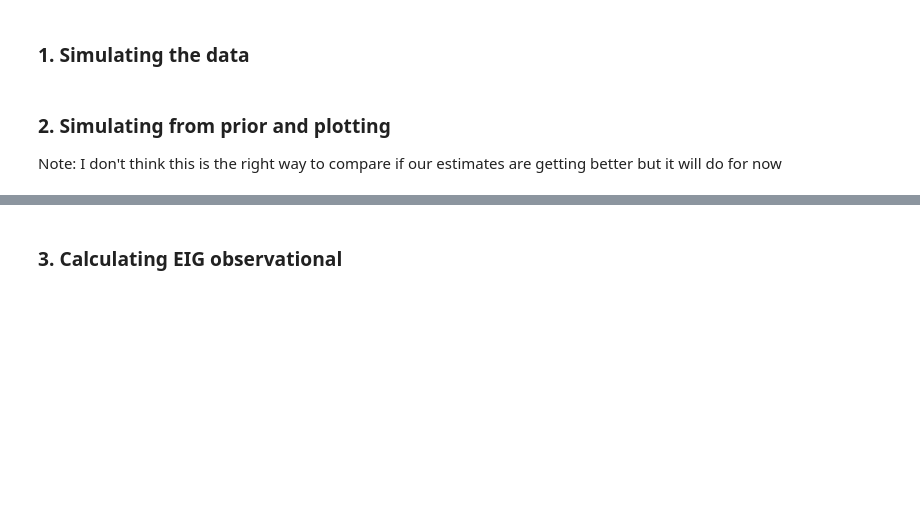
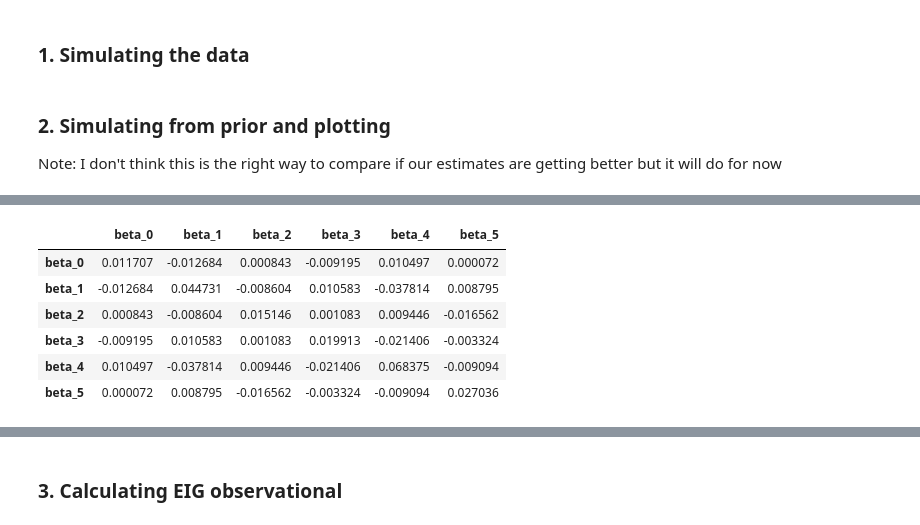
Before and after one commit to LucileTerminassian/causal_prospective_merge, a Jupyter notebook: playground_main.ipynb, the cells around one changed output, grey strips where cells are left out. Saved outputs shown, nothing was run; the diff lists cells and outputs as text; code cells hidden in the pictures; blank space fills up the shorter version.

```diff
--- a/playground_main.ipynb
+++ b/playground_main.ipynb
@@ -150,0 +151,10 @@ beta_post_host.describe()
+# %%
+beta_post_host.cov()
+# %% [output]
+|  | beta_0 | beta_1 | beta_2 | beta_3 | beta_4 | beta_5 |
+| beta_0 | 0.011707 | -0.012684 | 0.000843 | -0.009195 | 0.010497 | 0.000072 |
+| beta_1 | -0.012684 | 0.044731 | -0.008604 | 0.010583 | -0.037814 | 0.008795 |
+| beta_2 | 0.000843 | -0.008604 | 0.015146 | 0.001083 | 0.009446 | -0.016562 |
+| beta_3 | -0.009195 | 0.010583 | 0.001083 | 0.019913 | -0.021406 | -0.003324 |
+| beta_4 | 0.010497 | -0.037814 | 0.009446 | -0.021406 | 0.068375 | -0.009094 |
+| beta_5 | 0.000072 | 0.008795 | -0.016562 | -0.003324 | -0.009094 | 0.027036 |
```
Also changed, not shown: parts of 47 cells of this notebook, 1 other file.
